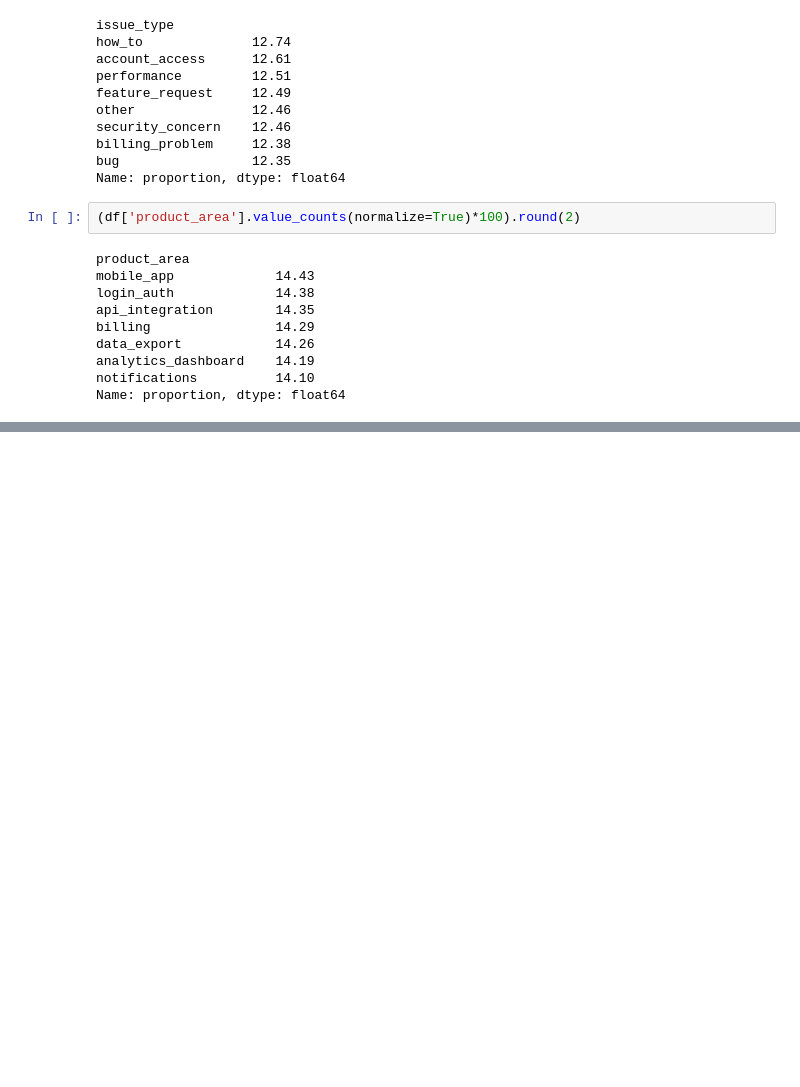
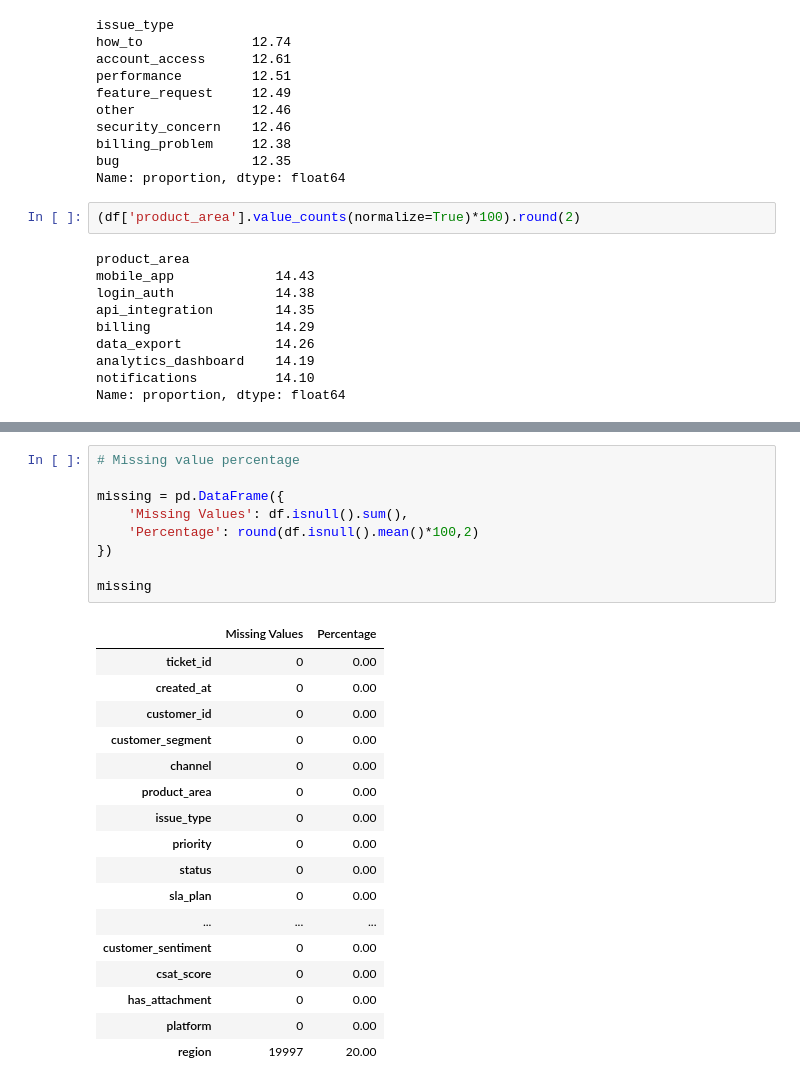
Before and after one commit to springboardmentor1210a/Supportlytics, a Jupyter notebook: notebooks/week1.ipynb, the cells around one changed output, grey strips where cells are left out. Drawn from its saved outputs; the diff is of its cells as text; blank space fills up the shorter version.

```diff
--- a/notebooks/week1.ipynb
+++ b/notebooks/week1.ipynb
@@ -150,0 +173,27 @@ Name: proportion, dtype: float64
+# %%
+# Missing value percentage
+
+missing = pd.DataFrame({
+    'Missing Values': df.isnull().sum(),
+    'Percentage': round(df.isnull().mean()*100,2)
+})
+
+missing
+# %% [output]
+|  | Missing Values | Percentage |
+| ticket_id | 0 | 0.00 |
+| created_at | 0 | 0.00 |
+| customer_id | 0 | 0.00 |
+| customer_segment | 0 | 0.00 |
+| channel | 0 | 0.00 |
+| product_area | 0 | 0.00 |
+| issue_type | 0 | 0.00 |
+| priority | 0 | 0.00 |
+| status | 0 | 0.00 |
+| sla_plan | 0 | 0.00 |
+| ... | ... | ... |
+| customer_sentiment | 0 | 0.00 |
+| csat_score | 0 | 0.00 |
+| has_attachment | 0 | 0.00 |
+| platform | 0 | 0.00 |
+| region | 19997 | 20.00 |
```
Also changed, not shown: parts of 16 cells of this notebook, 3 other files.
